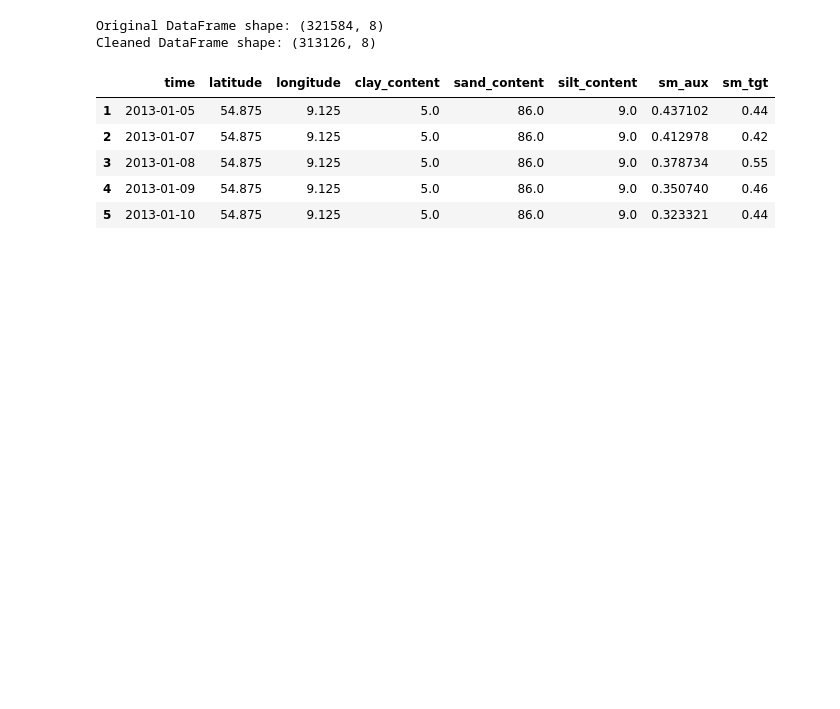
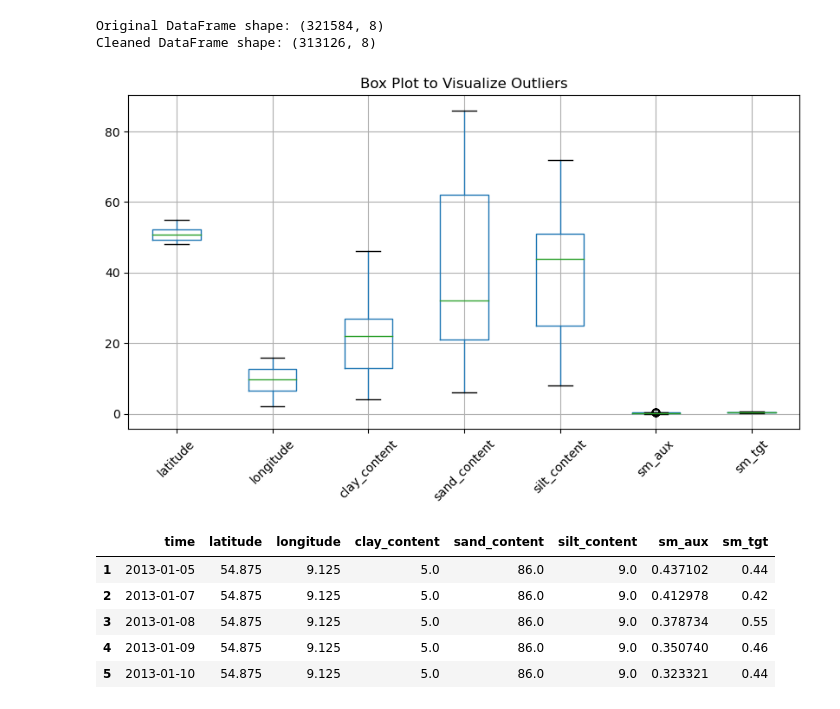
Before and after one commit to Johnnysnipes90/Predicting-Soil-Moisture-Using-Soil-Texture-and-Satellite-Data, a Jupyter notebook: notebooks/notebook.ipynb, the cells around one changed output. Saved outputs shown, nothing was run; the diff lists cells and outputs as text; code cells hidden in the pictures; blank space fills up the shorter version.

Commit message:
data cleaning completed

```diff
--- a/notebooks/notebook.ipynb
+++ b/notebooks/notebook.ipynb
@@ -117,6 +148,10 @@ df.describe(include = 'object')
 - Convert time to datetime format and extract relevant features (e.g., year, month).
 # %% [markdown]
 ## Missing Values
+# %%
+# Load data from inspection step
+input_path = "data/data_inspection_output.csv"
+df = pd.read_csv(input_path)
 # %%
 df.isna().sum()
 # %% [output]
@@ -248,6 +283,17 @@ print(f"Cleaned DataFrame shape: {df_cleaned.shape}")
 # %% [output]
 Original DataFrame shape: (321584, 8)
 Cleaned DataFrame shape: (313126, 8)
+# %%
+# Automatically select numeric columns
+numeric_cols = df_cleaned.select_dtypes(include=['number']).columns
+
+# Box plot for each numeric column
+df_cleaned[numeric_cols].boxplot(figsize=(10, 5))
+plt.title("Box Plot to Visualize Outliers")
+plt.xticks(rotation=45)
+plt.show()
+# %% [output]
+[figure, added]
 # %%
 df_cleaned.head()
 # %% [output]
```
Also changed, not shown: parts of 12 cells of this notebook, 1 other file.
